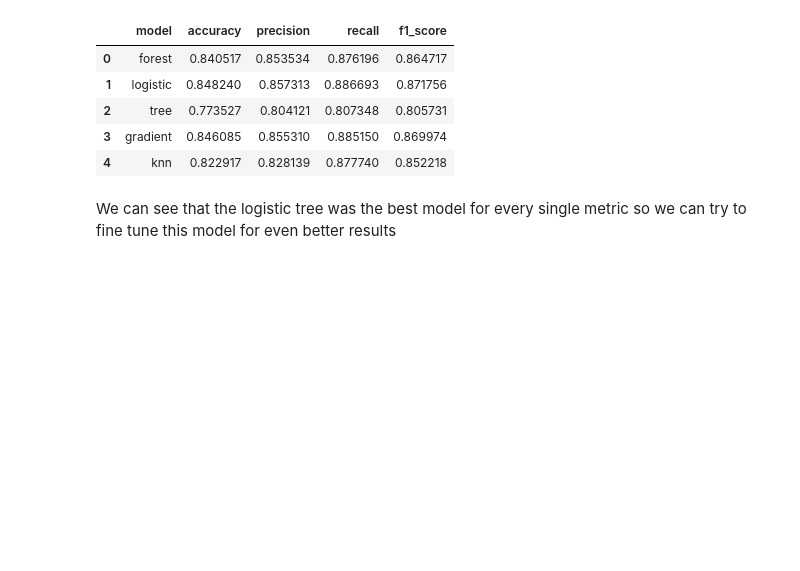
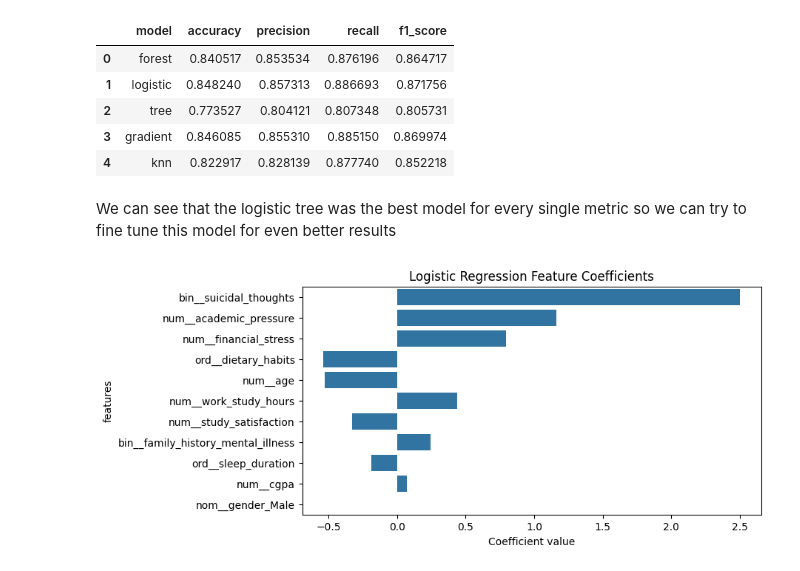
Before and after one commit to puck-arthur/data-learning, a Jupyter notebook: notebooks/week3_classification_models.ipynb, the cells around one changed output. Cells and saved outputs as stored; diff of their text form; code cells hidden in the pictures; blank space fills up the shorter version.

```diff
--- a/notebooks/week3_classification_models.ipynb
+++ b/notebooks/week3_classification_models.ipynb
@@ -362,7 +362,7 @@ ordinal_categories = [
 
 # Now we make a pipeline for each type of category
 binary_pipeline = Pipeline([
-    ('binary', OrdinalEncoder(categories=[['Yes', 'No'], ['Yes', 'No']]))
+    ('binary', OrdinalEncoder(categories=[['No', 'Yes'], ['No', 'Yes']]))
 ])
 
 nominal_pipeline = Pipeline([
@@ -633,0 +628,35 @@ We can see that the logistic tree was the best model for every single metric so
+# %%
+# Lets check feature importance (actually for logistic models it is a coefficient bar chart) for our chosen model
+
+# the preprocessing step
+pre = model_pipe.named_steps['pre']
+
+# this method exists in scikit-learn ≥1.0
+feature_names = pre.get_feature_names_out()
+
+# final classifier step
+clf = model_pipe.named_steps['model']
+
+# shape = (1, n_features)
+coefs = clf.coef_[0]
+
+# Creating a dataframe with the extracted data
+df_features = pd.DataFrame({'features': feature_names, 'coefficients': coefs})
+
+# Ordering by absolute coefficients for plot
+df_features['coefficients_abs'] = abs(df_features['coefficients'])
+order = df_features.sort_values('coefficients_abs', ascending=False)['features']
+
+# Plotting
+plt.figure(figsize=(8,4))
+sb.barplot(
+    data=df_features,
+    x='coefficients',
+    y='features',
+    order=order
+)
+plt.xlabel('Coefficient value')
+plt.title('Logistic Regression Feature Coefficients')
+plt.show()
+# %% [output]
+[figure, added]
```
Also changed, not shown: parts of 7 cells of this notebook.
